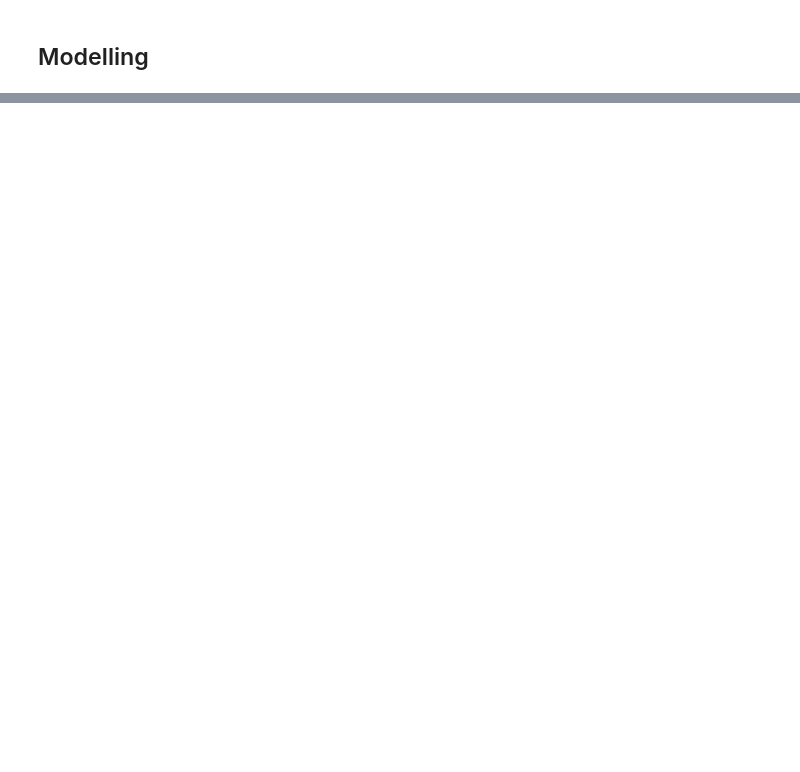
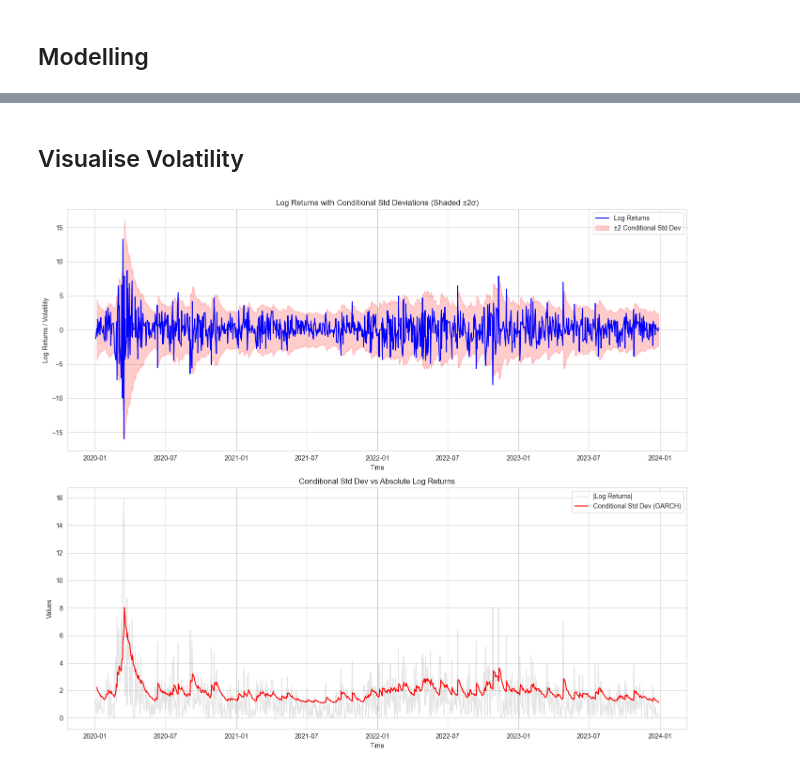
Before and after one commit to sajodajo/FinIDX-G4, a Jupyter notebook: EDA.ipynb, the cells around one changed output, grey strips where cells are left out. Cells and saved outputs as stored; diff of their text form; code cells hidden in the pictures; blank space fills up the shorter version.

```diff
--- a/EDA.ipynb
+++ b/EDA.ipynb
@@ -85,0 +164,17 @@ df.sample(10)
+# %%
+from arch import arch_model
+
+from statsmodels.tsa.arima.model import ARIMA
+
+# Prepare the data
+returns = df['Log_Return'].dropna()
+
+# Fit GARCH(1,1) model with t-distributed errors
+garch_model = arch_model(returns, mean = 'AR', lags= 1, vol='Garch', p=1, o=0, q=1, dist='t')
+garch_fit = garch_model.fit(disp='off')
+print("\nModel Summary:")
+print(garch_fit.summary())
+
+# Plot GJR-GARCH model results
+fig = garch_fit.plot()
+plt.show()
@@ -85,0 +200,35 @@ df.sample(10)
+# %% [markdown]
+## Visualise Volatility
+# %%
+# Get the conditional volatility (sigma_t) and standardized residuals
+conditional_volatility = garch_fit.conditional_volatility
+absolute_log_returns = np.abs(returns)
+
+# Combined plot with two subplots stacked vertically
+fig, axs = plt.subplots(2, 1, figsize=(14, 12))
+
+# Plot 1: Log returns with shaded ±2 conditional standard deviations
+axs[0].plot(returns, label='Log Returns', color='blue')
+upper_bound = 2 * conditional_volatility
+lower_bound = -2 * conditional_volatility
+axs[0].fill_between(df.index, lower_bound, upper_bound, color='red', alpha=0.2, label='±2 Conditional Std Dev')
+axs[0].set_title('Log Returns with Conditional Std Deviations (Shaded ±2σ)')
+axs[0].set_xlabel('Time')
+axs[0].set_ylabel('Log Returns / Volatility')
+axs[0].legend()
+axs[0].grid(True)
+
+# Plot 2: Conditional Std Dev vs. Absolute Log Returns
+axs[1].plot(absolute_log_returns, label='|Log Returns|', color='gray', alpha=0.2)
+axs[1].plot(conditional_volatility, label='Conditional Std Dev (GARCH)', color='red')
+axs[1].set_title('Conditional Std Dev vs Absolute Log Returns')
+axs[1].set_xlabel('Time')
+axs[1].set_ylabel('Values')
+axs[1].legend()
+axs[1].grid(True)
+
+# Adjust layout and save the figure
+plt.tight_layout()
+plt.show()
+# %% [output]
+[figure, added]
```
Also changed, not shown: parts of 14 cells of this notebook, 1 other file.
